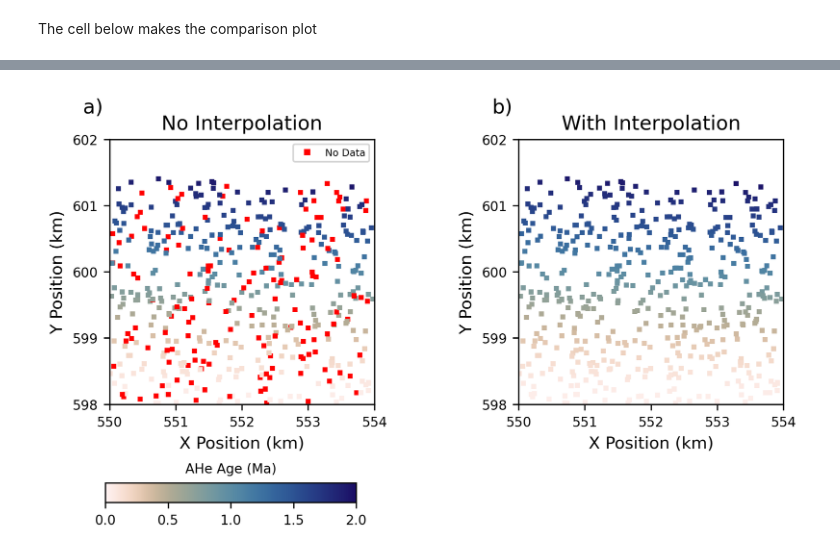
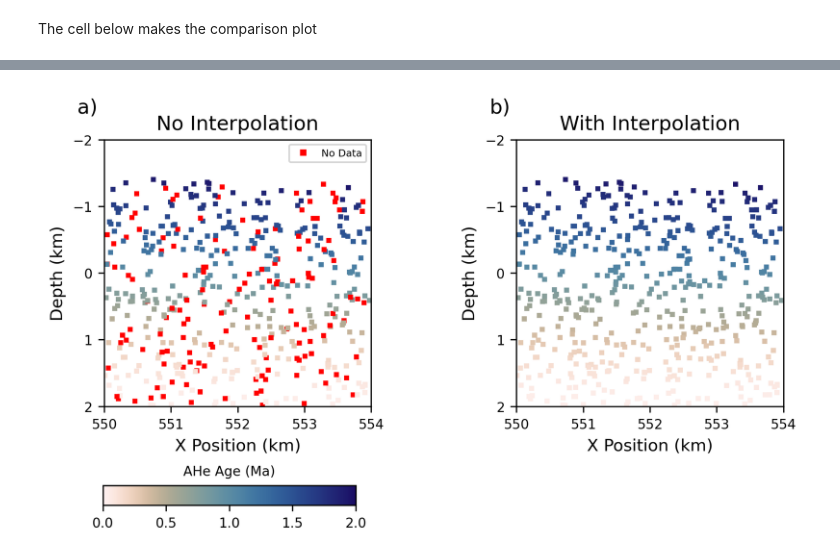
Before and after one commit to dyvasey/gdtchron, a Jupyter notebook: notebooks/interpolation_comparison.ipynb, the cells around one changed output, grey strips where cells are left out. Saved outputs shown, nothing was run; the diff lists cells and outputs as text; code cells hidden in the pictures.

```diff
--- a/notebooks/interpolation_comparison.ipynb
+++ b/notebooks/interpolation_comparison.ipynb
@@ -13,6 +13,8 @@ import pyvista as pv
 from matplotlib.lines import Line2D
 
 import gdtchron as gdt
+
+plt.rcParams['pdf.fonttype'] = 42
 # %% [markdown]
 The cell below gets the meshes for the relevant files and sets some plotting parameters
 # %%
@@ -21,15 +23,19 @@ file_interp = 'meshes_tchron/meshes_tchron_360.vtu'
 
 mesh_nointerp = pv.read(file_nointerp)
 mesh_nointerp.points /= 1e3  # Convert m to km
+# Convert Y position to depth
+mesh_nointerp.points[:, 1] = -(mesh_nointerp.points[:, 1] - 600)
 
 mesh_interp = pv.read(file_interp)
 mesh_interp.points /= 1e3  # Convert m to km
+# Convert Y position to depth
+mesh_interp.points[:, 1] = -(mesh_interp.points[:, 1] - 600)
 
 field = 'AHe'
 cmap = cmc.lapaz_r
-bounds = [550, 554, 598, 602]  # km
+bounds = [550, 554, -2, 2]  # km, X position and depth
 bar = False
-clim = (0, 2)  # Myr
+clim = (0, 2)  # Ma
 point_size = 20
 # %% [markdown]
 The cell below makes the comparison plot
@@ -45,8 +51,9 @@ gdt.plot_vtk_2d(mesh_interp, field=field, bounds=bounds, ax=axs[1],
 
 for k, ax in enumerate(axs):
     ax.set_xlabel('X Position (km)')
-    ax.set_ylabel('Y Position (km)')
-    ax.set_yticks([598, 599, 600, 601, 602])  # km
+    ax.set_ylabel('Depth (km)')
+    ax.invert_yaxis()
+    ax.set_yticks([2, 1, 0, -1, -2])  # km, depth
     ax.annotate(chr(97 + k) + ')', (-0.1, 1.1), xycoords='axes fraction', fontsize=12)
     ax.tick_params(labelsize=8)
 
@@ -68,5 +75,5 @@ axs[0].set_title('No Interpolation')
 axs[1].set_title('With Interpolation')
 
 plt.tight_layout()
-fig.savefig('interpolation.jpg', bbox_inches='tight')
+fig.savefig('interpolation.pdf', bbox_inches='tight')
 # %% [output]
@@ -74 +81 @@ fig.savefig('interpolation.jpg', bbox_inches='tight')
-[figure, old version]
+[figure, new version]
```
Also changed, not shown: parts of 1 cell of this notebook, 8 other files.
